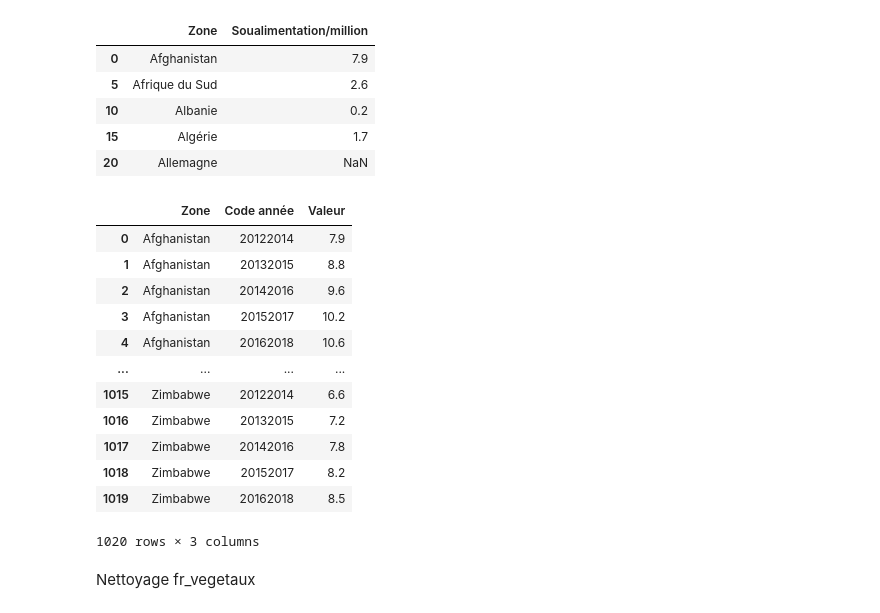
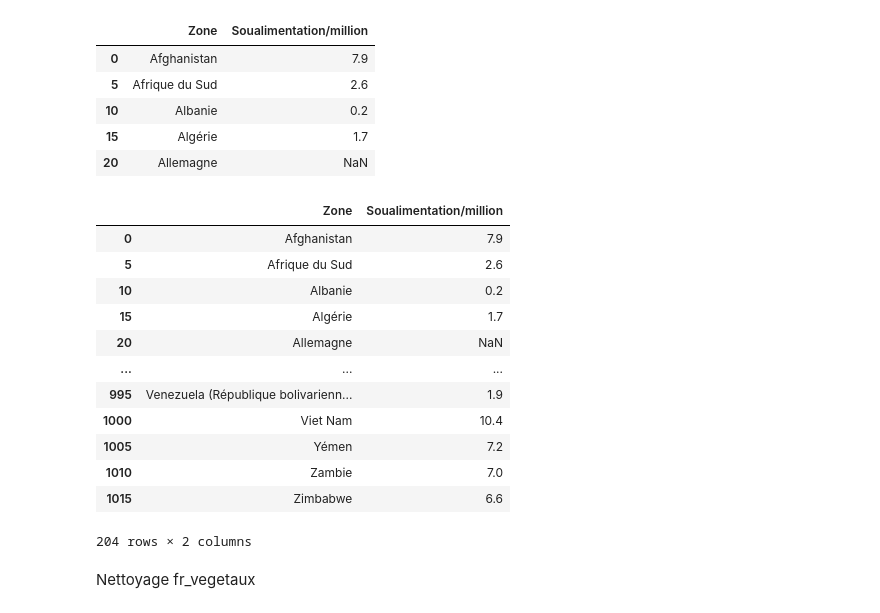
Before and after one commit to SIMPLON-DIST-Data-Analyst-211541/Hanna_Bief_FAO, a Jupyter notebook: FAO/Nettoyage.ipynb, the cells around one changed output. Drawn from its saved outputs; the diff is of its cells as text; code cells hidden in the pictures.

```diff
--- a/FAO/Nettoyage.ipynb
+++ b/FAO/Nettoyage.ipynb
@@ -652,6 +635,10 @@ df_sous_20122014 = df_sous[df_sous['Code année'] == 20122014]
 
 df_sous_valeur = df_sous_20122014[['Zone', 'Valeur']]
 df_sous_valeur = df_sous_valeur.rename(columns={'Valeur': 'Soualimentation/million'})
+df_sous_valeur["Soualimentation/million"] = pd.to_numeric(
+    df_sous_valeur["Soualimentation/million"],
+    errors="coerce"
+)
 # %%
 df_sous_valeur.head()
 # %% [output]
@@ -666,21 +653,21 @@ df_sous_valeur.head()
 #df_sous = df_sous.rename(columns={'Valeur': 'nombre/millions'})
 #df_sous = df_sous.rename(columns={'Année': 'années'})
 # %%
-df_sous
+df_sous_valeur
 # %% [output]
-|  | Zone | Code année | Valeur |
-| 0 | Afghanistan | 20122014 | 7.9 |
-| 1 | Afghanistan | 20132015 | 8.8 |
-| 2 | Afghanistan | 20142016 | 9.6 |
-| 3 | Afghanistan | 20152017 | 10.2 |
-| 4 | Afghanistan | 20162018 | 10.6 |
-| ... | ... | ... | ... |
-| 1015 | Zimbabwe | 20122014 | 6.6 |
-| 1016 | Zimbabwe | 20132015 | 7.2 |
-| 1017 | Zimbabwe | 20142016 | 7.8 |
-| 1018 | Zimbabwe | 20152017 | 8.2 |
-| 1019 | Zimbabwe | 20162018 | 8.5 |
+|  | Zone | Soualimentation/million |
+| 0 | Afghanistan | 7.9 |
+| 5 | Afrique du Sud | 2.6 |
+| 10 | Albanie | 0.2 |
+| 15 | Algérie | 1.7 |
+| 20 | Allemagne | NaN |
+| ... | ... | ... |
+| 995 | Venezuela (République bolivarienn... | 1.9 |
+| 1000 | Viet Nam | 10.4 |
+| 1005 | Yémen | 7.2 |
+| 1010 | Zambie | 7.0 |
+| 1015 | Zimbabwe | 6.6 |
-1020 rows × 3 columns
+204 rows × 2 columns
 # %% [markdown]
 Nettoyage fr_vegetaux
 # %%
```
Also changed, not shown: parts of 25 cells of this notebook, 3 other files.
